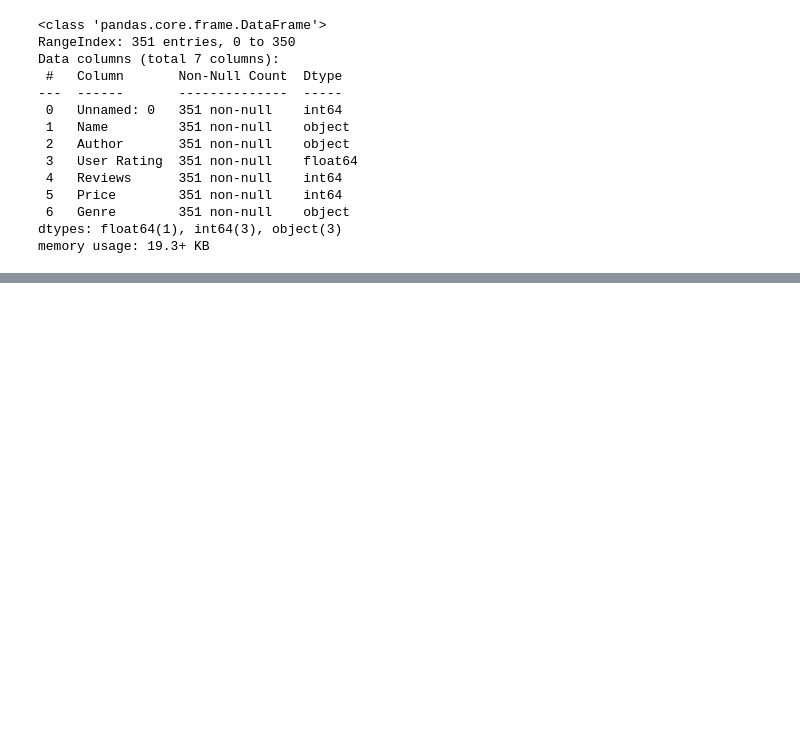
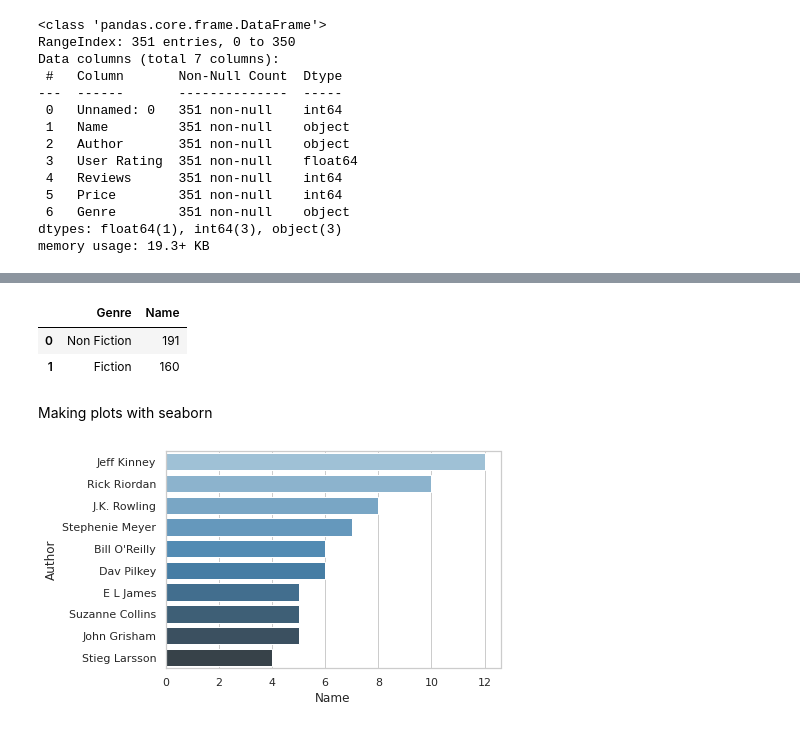
Before and after one commit to polisoma/tools, a Jupyter notebook: Amazon_bestsellers.ipynb, the cells around one changed output, grey strips where cells are left out. Drawn from its saved outputs; the diff is of its cells as text; code cells hidden in the pictures; blank space fills up the shorter version.

```diff
--- a/Amazon_bestsellers.ipynb
+++ b/Amazon_bestsellers.ipynb
@@ -270,0 +310,6 @@ memory usage: 19.3+ KB
+# %%
+top_authors_books=bestsellers_clean.groupby('Author')[['Name']].count() \
+                                  .sort_values('Name', ascending=False) \
+                                  .head(10) \
+                                  .reset_index()
+top_authors_books
@@ -270,0 +328,12 @@ memory usage: 19.3+ KB
+# %%
+# number of books by genre
+books_genre=bestsellers_clean.groupby('Genre')[['Name']].count() \
+                                          .sort_values('Name', ascending=False) \
+                                          .reset_index()
+books_genre
+# %% [output]
+|  | Genre | Name |
+| 0 | Non Fiction | 191 |
+| 1 | Fiction | 160 |
+# %% [markdown]
+Making plots with seaborn
@@ -270,0 +342,5 @@ memory usage: 19.3+ KB
+# %%
+sns.set_theme(style="whitegrid")
+ax = sns.barplot(x="Name", y="Author", data=top_authors_books,palette="Blues_d")
+# %% [output]
+[figure, added]
```
Also changed, not shown: parts of 13 cells of this notebook.
